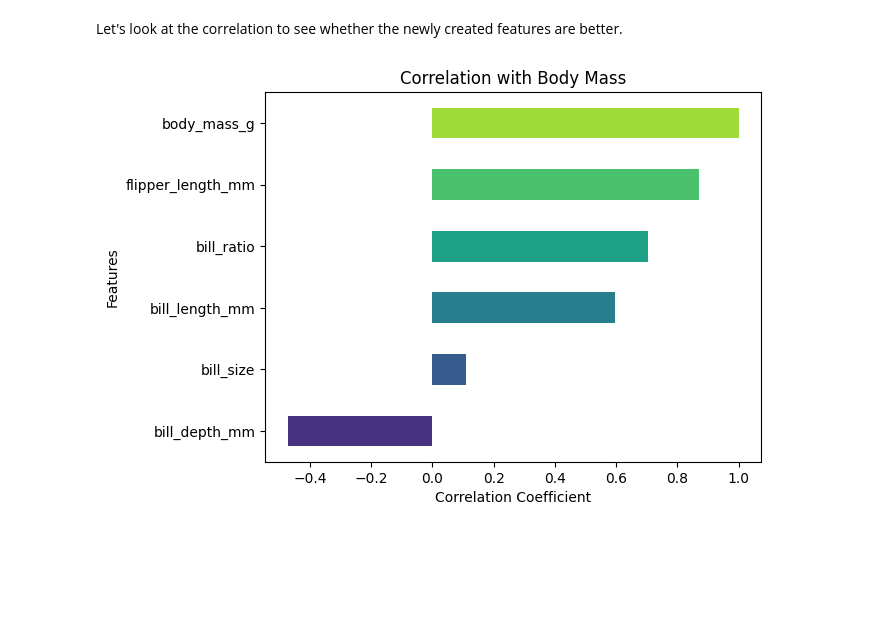
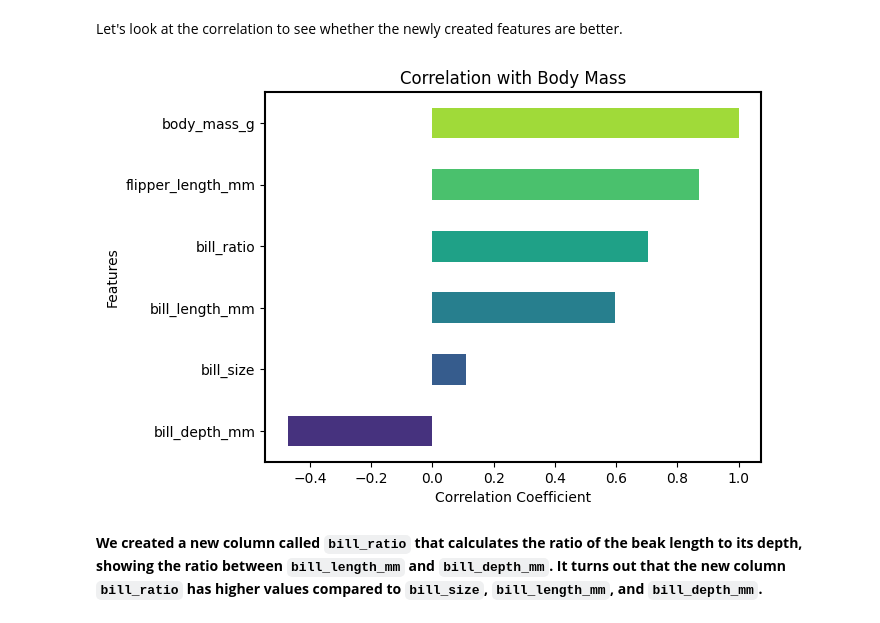
Before and after one commit to ReemAlbluwi/data-analytics, a Jupyter notebook: penguins_exercise.ipynb, the cells around one changed output. Saved outputs shown, nothing was run; the diff lists cells and outputs as text; code cells hidden in the pictures; blank space fills up the shorter version.

```diff
--- a/penguins_exercise.ipynb
+++ b/penguins_exercise.ipynb
@@ -443,16 +498,19 @@ Let's look at the correlation to see whether the newly created features are bett
 # %%
 # This plots the correlation values for a specific column
 # which is usually what we are interested in
-
-
 numeric_df = dfـpenguins.select_dtypes(include=['float64', 'int64', 'float32', 'int32'])
-
 corr = numeric_df.corr()
 colors = sns.color_palette("viridis", len(corr['body_mass_g']))
-corr['body_mass_g'].sort_values().plot.barh(color=colors)
+ax = corr['body_mass_g'].sort_values().plot.barh(color=colors)
 plt.title('Correlation with Body Mass')
 plt.xlabel('Correlation Coefficient')
 plt.ylabel('Features')
+for spine in ax.spines.values():
+    spine.set_edgecolor('black')
+    spine.set_linewidth(1.5)
+
 plt.show()
 # %% [output]
-[figure, old version]
+[figure, new version]
+# %% [markdown]
+**We created a new column called `bill_ratio` that calculates the ratio of the beak length to its depth, showing the ratio between `bill_length_mm` and `bill_depth_mm`. It turns out that the new column `bill_ratio` has higher values compared to `bill_size`, `bill_length_mm`, and `bill_depth_mm`.**
```
Also changed, not shown: parts of 12 cells of this notebook.
